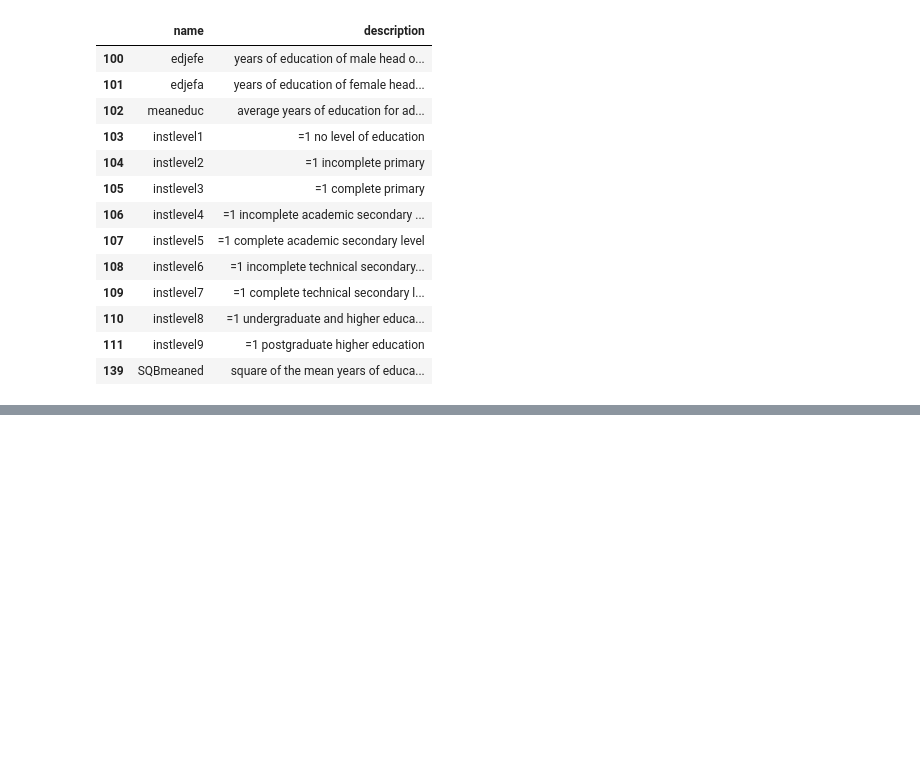
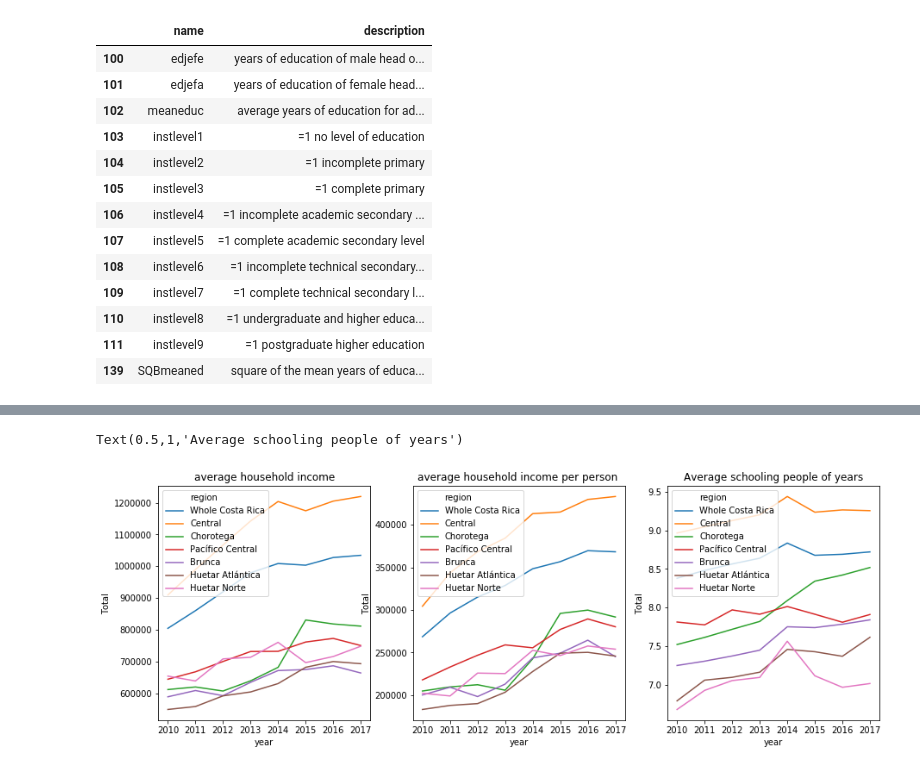
Before and after one commit to zhaomh1998/ece143, a Jupyter notebook: education part.ipynb, the cells around one changed output, grey strips where cells are left out. Saved outputs shown, nothing was run; the diff lists cells and outputs as text; code cells hidden in the pictures; blank space fills up the shorter version.

Commit message:
add income

```diff
--- a/education part.ipynb
+++ b/education part.ipynb
@@ -152,0 +160,2 @@ Text(0.5,0,'instlevel')
+# %%
+hh_char = preprocessing.INECDataSet('household_characteristics').get_dataset()
@@ -152,0 +197,4 @@ Text(0.5,0,'instlevel')
+# %%
+average_school = grp.get_group('Average schooling people of years and older')
+average_school['Total'] = average_school['Total'].astype('float')
+average_school['Total']
@@ -152,0 +223,13 @@ Text(0.5,0,'instlevel')
+# %%
+df11 = grp.get_group('Per capita income per household')
+df22 = grp.get_group('Average household income per capita')
+frames = [df11, df22]
+average_income_household_person = pd.concat(frames)
+average_income_household_person['Total'] = average_income_household_person['Total'].astype('float')
+average_income_household_person['Quintil 1'] = average_income_household_person['Quintil 1'].astype('float')
+average_income_household_person['Quintil 2'] = average_income_household_person['Quintil 2'].astype('float')
+average_income_household_person['Quintil 3'] = average_income_household_person['Quintil 3'].astype('float')
+average_income_household_person['Quintil 4'] = average_income_household_person['Quintil 4'].astype('float')
+average_income_household_person['Quintil 5'] = average_income_household_person['Quintil 5'].astype('float')
+#print(average_income_household['Total'].values)
+average_income_household_person.head()
@@ -152,0 +243,14 @@ Text(0.5,0,'instlevel')
+# %%
+df1 = grp.get_group('Income per household')
+df2 = grp.get_group('Average income per household')
+df3 = grp.get_group('Average total household income')
+frames = [df1, df2, df3]
+average_income_household = pd.concat(frames)
+average_income_household['Total'] = average_income_household['Total'].astype('float')
+average_income_household['Quintil 1'] = average_income_household['Quintil 1'].astype('float')
+average_income_household['Quintil 2'] = average_income_household['Quintil 2'].astype('float')
+average_income_household['Quintil 3'] = average_income_household['Quintil 3'].astype('float')
+average_income_household['Quintil 4'] = average_income_household['Quintil 4'].astype('float')
+average_income_household['Quintil 5'] = average_income_household['Quintil 5'].astype('float')
+#print(average_income_household['Total'].values)
+average_income_household.head()
@@ -152,0 +264,15 @@ Text(0.5,0,'instlevel')
+# %%
+#sns.boxplot(x = 'year', y = 'Total' , data = average_income_household)
+plt.figure(figsize = (15, 5))
+ax = plt.subplot(1, 3, 1)
+sns.lineplot(x="year", y="Total", hue="region" ,data = average_income_household)
+plt.title('average household income')
+ax = plt.subplot(1, 3, 2)
+sns.lineplot(x="year", y="Total", hue="region" ,data = average_income_household_person)
+plt.title('average household income per person ')
+ax = plt.subplot(1, 3, 3)
+sns.lineplot(x="year", y="Total", hue="region" ,data = average_school)
+plt.title('Average schooling people of years')
+# %% [output]
+Text(0.5,1,'Average schooling people of years')
+[figure, added]
```
Also changed, not shown: parts of 16 cells of this notebook.
